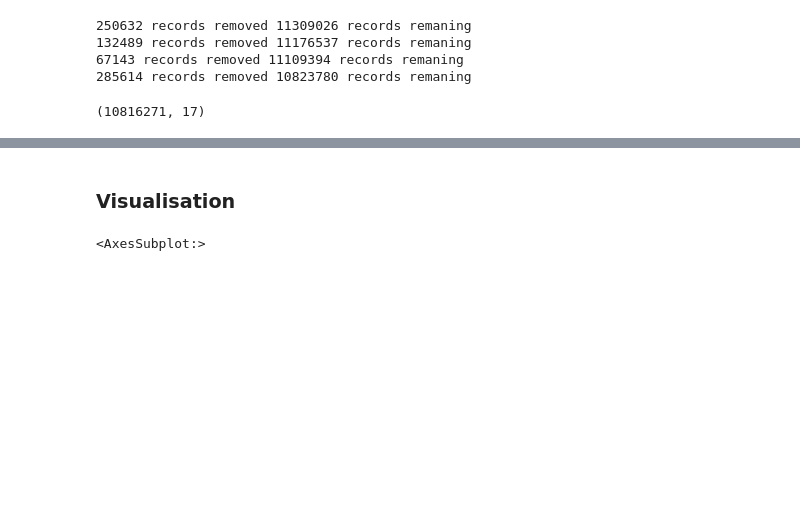
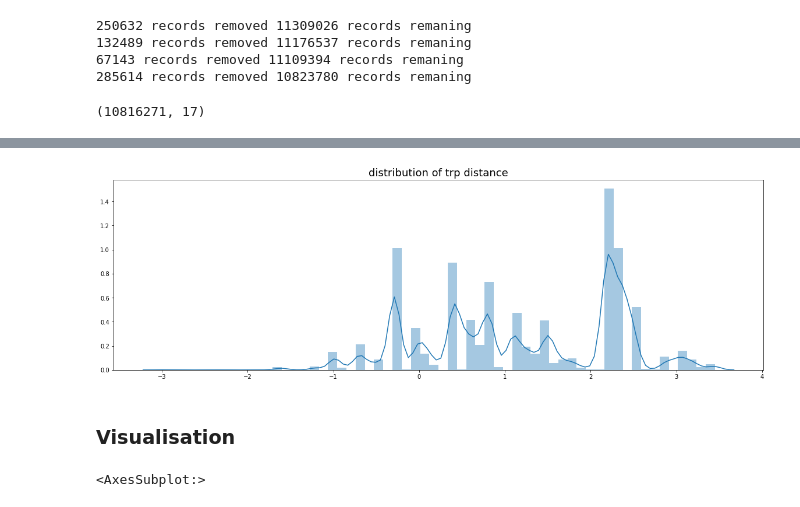
Before and after one commit to MelodyJIN-Y/MAST30034FinalProject, a Jupyter notebook: Final_project_new.ipynb, the cells around one changed output, grey strips where cells are left out. Saved outputs shown, nothing was run; the diff lists cells and outputs as text; code cells hidden in the pictures; blank space fills up the shorter version.

```diff
--- a/Final_project_new.ipynb
+++ b/Final_project_new.ipynb
@@ -309,3 +314,13 @@ dtype: object
+# %%
+plt.figure(figsize=(20,6))
+sns.distplot(data_final['log_volume_sold'], bins=60)
+plt.title("distribution of trp distance", fontsize =18)
+#plt.ylabel("fare amount", fontsize =13)
+plt.xlabel("",fontsize =15)
+plt.show()
+#plt.savefig("trip_distance4.pdf")
+# %% [output]
+[figure, added]
 # %%
 subs = data_final.sample(n = 100000, replace = False, random_state = 100)
 sns.pairplot(subs[["volume_sold","log_volume_sold","store_num",
```
Also changed, not shown: parts of 35 cells of this notebook.
